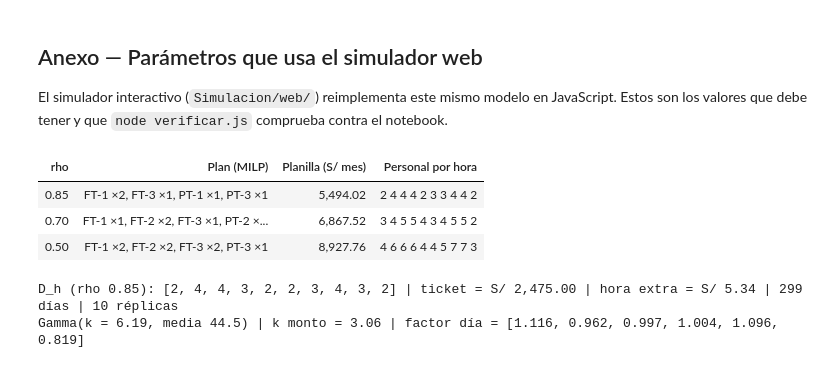
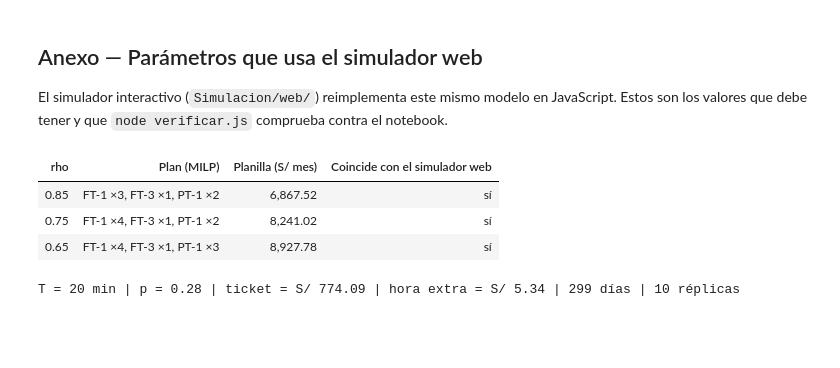
Before and after one commit to Efustion23/denlu-simulacion, a Jupyter notebook: Simulacion/Denlu.ipynb, the cells around one changed output. Saved outputs shown, nothing was run; the diff lists cells and outputs as text; code cells hidden in the pictures; blank space fills up the shorter version.

```diff
--- a/Simulacion/Denlu.ipynb
+++ b/Simulacion/Denlu.ipynb
@@ -290,6 +169,7 @@ TURNOS = {                                   # horas (inicio de cada intervalo)
     "PT-3": [14, 15, 16, 17],                # 14-18
 }
 es_parcial = lambda t: t.startswith("PT")
+LAMBDA = dict(zip(diag["Hora_Int"], diag["Lambda (Ped/Hr)"]))        # ped/h, del diagnóstico
 
 
 def requeridos(rho):
@@ -320,12 +200,12 @@ RHO_OBJETIVO = 0.85
 req_h = requeridos(RHO_OBJETIVO)
 plan_optimo = optimizar(RHO_OBJETIVO)
 costo_optimo = costo_mensual(plan_optimo)
+assert abs(costo_optimo - 6867.52) < 0.01, "El costo óptimo difiere del esperado (S/ 6,867.52)"
 
 print("=== REQUERIMIENTO MÍNIMO DE DESPACHADORES (D_h) ===")
 print("  ".join(f"{h:02d}h: {n}" for h, n in req_h.items()))
 print(f"\n=== SOLUCIÓN ÓPTIMA (rho <= {RHO_OBJETIVO}) ===")
-print(f"Costo de planilla del almacén: {soles(costo_optimo)} al mes  ({soles(12 * costo_optimo)} al año)  "
-      f"| hoy: {soles(C_ACTUAL * C_FT)} al mes")
+print(f"Costo de planilla del almacén: {soles(costo_optimo)} al mes  ({soles(12 * costo_optimo)} al año)")
 for t in TURNOS:
     print(f"  {t}: {plan_optimo.get(t, 0)} despachador(es)")
 # %% [output]
@@ -1018,0 +654,25 @@ display(Markdown(f'''
+# %%
+sens = []
+for rho_obj in [0.50, 0.55, 0.60, 0.65, 0.70, 0.75, 0.80, 0.85, 0.90, 0.95]:
+    plan = optimizar(rho_obj)
+    r = replicar(plan, T_CAL, P_CAL).mean()
+    sens.append({"rho": rho_obj, "Plan": ", ".join(f"{t}:{n}" for t, n in plan.items()), "Personas": sum(plan.values()), **r})
+sens = pd.DataFrame(sens).set_index("rho")
+columnas = ["Cancelados (%)", "Horas extra (h/año)", "Planilla anual (S/)", "Costo horas extra (S/)", "Margen perdido (S/)", "Costo total (S/)"]
+display(sens[["Plan", "Personas", *columnas]].style.format({c: "{:,.2f}" for c in columnas}))
+rho_best = sens["Costo total (S/)"].idxmin()
+print(f"rho con menor costo total (margen {100 * MARGEN:.0f} %): {rho_best:.2f}")
+
+fig, ax = plt.subplots()
+x_rho = [f"{r:.2f}" for r in sens.index]
+base_y = np.zeros(len(sens))
+for col, color, etiqueta in [("Planilla anual (S/)", COLOR["plan"], "Planilla anual"),
+                             ("Costo horas extra (S/)", COLOR["ok"], "Horas extra"),
+                             ("Margen perdido (S/)", COLOR["aviso"], f"Venta perdida (margen {100 * MARGEN:.0f} %)")]:
+    ax.bar(x_rho, sens[col], bottom=base_y, color=color, label=etiqueta, width=0.7, edgecolor="white", linewidth=1.5)
+    base_y = base_y + sens[col].to_numpy()
+i_best = list(sens.index).index(rho_best)
+ax.annotate(f"mínimo: ρ = {rho_best:.2f}", (i_best, base_y[i_best]), textcoords="offset points", xytext=(0, 8), ha="center", fontsize=9.5, fontweight="bold")
+ax.set_title(r"Costo total anual según el $\rho$ objetivo"); ax.set_xlabel(r"$\rho$ objetivo"); ax.set_ylabel("S/ por año")
+ax.yaxis.set_major_formatter(k_soles); ax.set_ylim(0, base_y.max() * 1.28); ax.legend(loc="upper left", ncol=3)
+plt.tight_layout(); plt.show()
@@ -1021,18 +820,17 @@ display(Markdown(f'''
 
 El simulador interactivo (`Simulacion/web/`) reimplementa este mismo modelo en JavaScript. Estos son los valores que debe tener y que `node verificar.js` comprueba contra el notebook.
 # %%
+PLANES_WEB = {0.85: {"FT-1": 3, "FT-3": 1, "PT-1": 2}, 0.75: {"FT-1": 4, "FT-3": 1, "PT-1": 2}, 0.65: {"FT-1": 4, "FT-3": 1, "PT-1": 3}}
 anexo = []
-for rho_obj in [0.85, 0.70, 0.50]:                       # los planes distintos que ofrece el simulador web
+for rho_obj, plan_web in PLANES_WEB.items():
     plan_nb = optimizar(rho_obj)
-    anexo.append({"rho": rho_obj, "Plan (MILP)": ", ".join(f"{t} ×{n}" for t, n in plan_nb.items()), "Planilla (S/ mes)": costo_mensual(plan_nb),
-                  "Personal por hora": " ".join(str(v) for v in personal_por_hora(plan_nb).values())})
+    anexo.append({"rho": rho_obj, "Plan (MILP)": ", ".join(f"{t} ×{n}" for t, n in plan_nb.items()),
+                  "Planilla (S/ mes)": costo_mensual(plan_nb), "Coincide con el simulador web": "sí" if plan_nb == plan_web else "NO"})
 display(pd.DataFrame(anexo).style.hide(axis="index").format({"Planilla (S/ mes)": "{:,.2f}", "rho": "{:.2f}"}))
-print(f"D_h (rho 0.85): {list(req_h.values())} | ticket = S/ {TICKET:,.2f} | hora extra = S/ {COSTO_HORA_EXTRA:.2f} | {DIAS} días | {R} réplicas")
-print(f"Gamma(k = {K_SERVICIO:.2f}, media {MU_MIN}) | k monto = {K_MONTO:.2f} | factor día = {FACTOR_DIA}")
+print(f"T = {T_CAL:.0f} min | p = {P_CAL:.2f} | ticket = S/ {TICKET:,.2f} | hora extra = S/ {COSTO_HORA_EXTRA:.2f} | {DIAS} días | {R} réplicas")
 # %% [output]
-| rho | Plan (MILP) | Planilla (S/ mes) | Personal por hora |
-| 0.85 | FT-1 ×2, FT-3 ×1, PT-1 ×1, PT-3 ×1 | 5,494.02 | 2 4 4 4 2 3 3 4 4 2 |
-| 0.70 | FT-1 ×1, FT-2 ×2, FT-3 ×1, PT-2 ×... | 6,867.52 | 3 4 5 5 4 3 4 5 5 2 |
-| 0.50 | FT-1 ×2, FT-2 ×2, FT-3 ×2, PT-3 ×1 | 8,927.76 | 4 6 6 6 4 4 5 7 7 3 |
+| rho | Plan (MILP) | Planilla (S/ mes) | Coincide con el simulador web |
+| 0.85 | FT-1 ×3, FT-3 ×1, PT-1 ×2 | 6,867.52 | sí |
+| 0.75 | FT-1 ×4, FT-3 ×1, PT-1 ×2 | 8,241.02 | sí |
+| 0.65 | FT-1 ×4, FT-3 ×1, PT-1 ×3 | 8,927.78 | sí |
-D_h (rho 0.85): [2, 4, 4, 3, 2, 2, 3, 4, 3, 2] | ticket = S/ 2,475.00 | hora extra = S/ 5.34 | 299 días | 10 réplicas
-Gamma(k = 6.19, media 44.5) | k monto = 3.06 | factor día = [1.116, 0.962, 0.997, 1.004, 1.096, 0.819]
+T = 20 min | p = 0.28 | ticket = S/ 774.09 | hora extra = S/ 5.34 | 299 días | 10 réplicas
```
Also changed, not shown: parts of 60 cells of this notebook, 6 other files.
